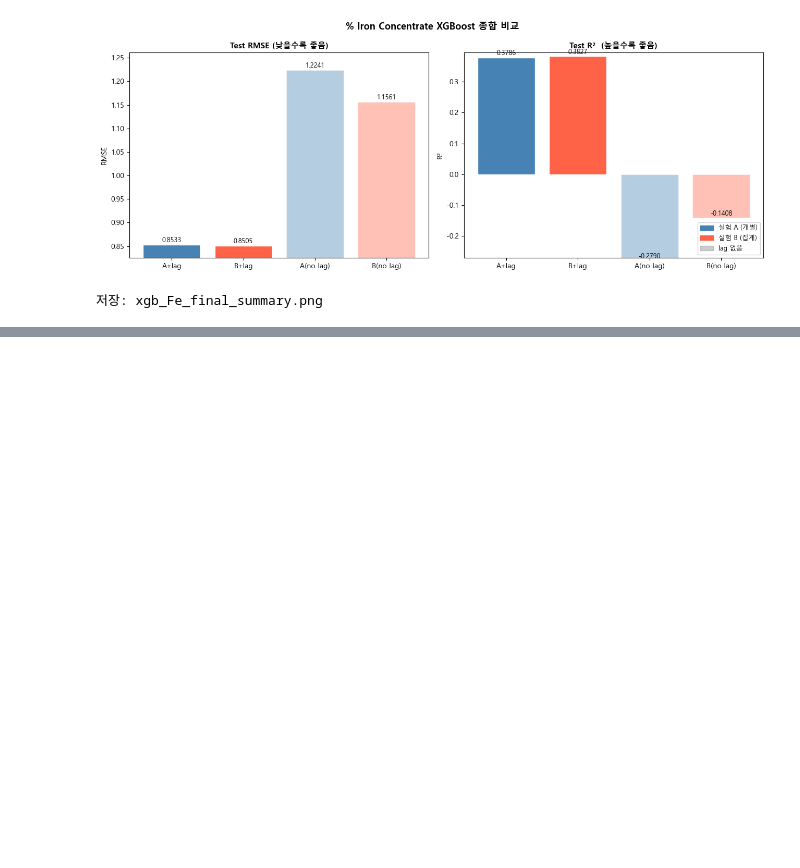
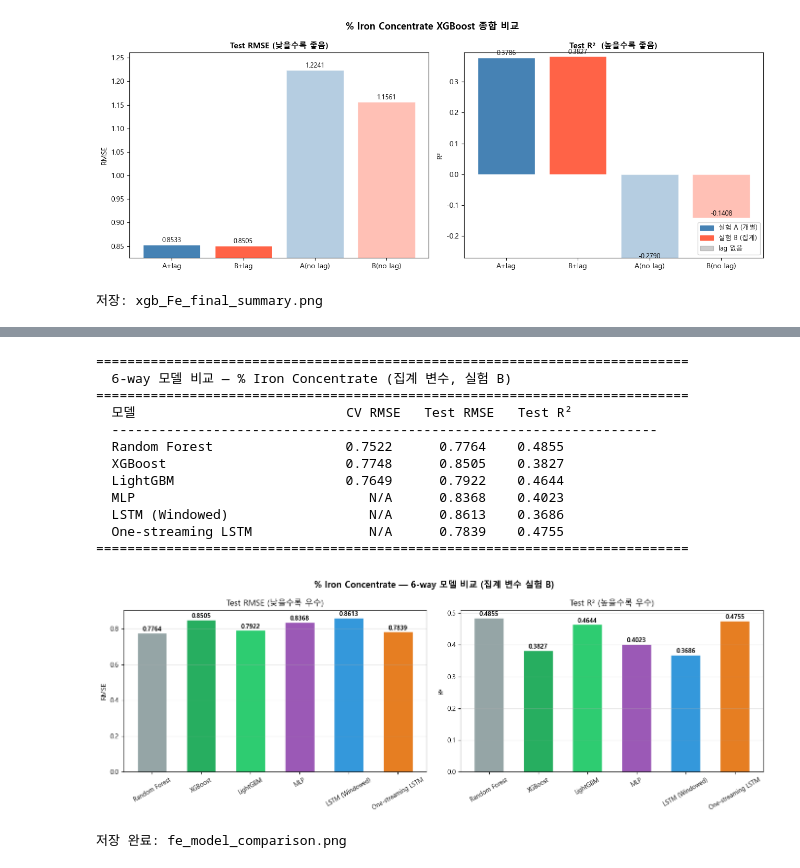
Before and after one commit to HyREX-Comic-Sans/CAPSTONE_Project, a Jupyter notebook: Fe_DOE.ipynb, the cells around one changed output, grey strips where cells are left out. Cells and saved outputs as stored; diff of their text form; code cells hidden in the pictures; blank space fills up the shorter version.

```diff
--- a/Fe_DOE.ipynb
+++ b/Fe_DOE.ipynb
@@ -923,0 +1134,66 @@ print("저장: xgb_Fe_final_summary.png")
+# %%
+# ── 6-way 비교 (XGBoost res_B 구조 통일) ────────────────────────────────
+res_xgb_B = {'cv_rmse': res_B['cv_rmse'], 'test_rmse': res_B['test_rmse'],
+             'test_r2': res_B['test_r2'], 'pred': res_B['pred']}
+
+all_models = {
+    'Random Forest':        (res_rf_B,     '10-fold CV'),
+    'XGBoost':              (res_xgb_B,    '10-fold CV'),
+    'LightGBM':             (res_lgbm_B,   '10-fold CV'),
+    'MLP':                  (res_mlp_B,    'EarlyStopping'),
+    'LSTM (Windowed)':      (res_lstm_B,   'EarlyStopping'),
+    'One-streaming LSTM':   (res_stream_B, 'EarlyStopping'),
+}
+
+SEP = '=' * 76
+print(f'\n{SEP}')
+print('  6-way 모델 비교 — % Iron Concentrate (집계 변수, 실험 B)')
+print(SEP)
+print(f'  {"모델":<24s}  {"CV RMSE":>10s}  {"Test RMSE":>10s}  {"Test R²":>8s}')
+print(f'  {"-"*70}')
+for name, (res, cv_m) in all_models.items():
+    cv_str = f'{res["cv_rmse"]:.4f}' if res.get('cv_rmse') else '       N/A'
+    print(f'  {name:<24s}  {cv_str:>10s}  {res["test_rmse"]:>10.4f}  {res["test_r2"]:>8.4f}')
+print(SEP)
+
+# 시각화
+model_labels = list(all_models.keys())
+rmses  = [v[0]['test_rmse'] for v in all_models.values()]
+r2s    = [v[0]['test_r2']   for v in all_models.values()]
+colors = ['#95a5a6', '#27ae60', '#2ecc71', '#9b59b6', '#3498db', '#e67e22']
+
+fig, axes = plt.subplots(1, 2, figsize=(14, 5))
+for ax, vals, title, ylabel in [
+    (axes[0], rmses, 'Test RMSE (낮을수록 우수)', 'RMSE'),
+    (axes[1], r2s,   'Test R² (높을수록 우수)',   'R²'),
+]:
+    bars = ax.bar(model_labels, vals, color=colors, edgecolor='white', width=0.6)
+    for bar, val in zip(bars, vals):
+        ax.text(bar.get_x()+bar.get_width()/2, bar.get_height()+abs(max(vals)-min(vals))*0.01,
+                f'{val:.4f}', ha='center', va='bottom', fontsize=9, fontweight='bold')
+    ax.set_title(title, fontsize=12)
+    ax.set_ylabel(ylabel)
+    ax.tick_params(axis='x', labelrotation=30, labelsize=9)
+    ax.grid(axis='y', alpha=0.3)
+
+plt.suptitle('% Iron Concentrate — 6-way 모델 비교 (집계 변수 실험 B)',
+             fontsize=13, fontweight='bold')
+plt.tight_layout()
+plt.savefig('fe_model_comparison.png', dpi=150, bbox_inches='tight')
+plt.show()
+print('저장 완료: fe_model_comparison.png')
+# %% [output]
+============================================================================
+  6-way 모델 비교 — % Iron Concentrate (집계 변수, 실험 B)
+============================================================================
+  모델                           CV RMSE   Test RMSE   Test R²
+  ----------------------------------------------------------------------
+  Random Forest                 0.7522      0.7764    0.4855
+  XGBoost                       0.7748      0.8505    0.3827
+  LightGBM                      0.7649      0.7922    0.4644
+  MLP                              N/A      0.8368    0.4023
+  LSTM (Windowed)                  N/A      0.8613    0.3686
+  One-streaming LSTM               N/A      0.7839    0.4755
+============================================================================
+[figure, added]
+저장 완료: fe_model_comparison.png
```
Also changed, not shown: parts of 9 cells of this notebook, 23 other files.
